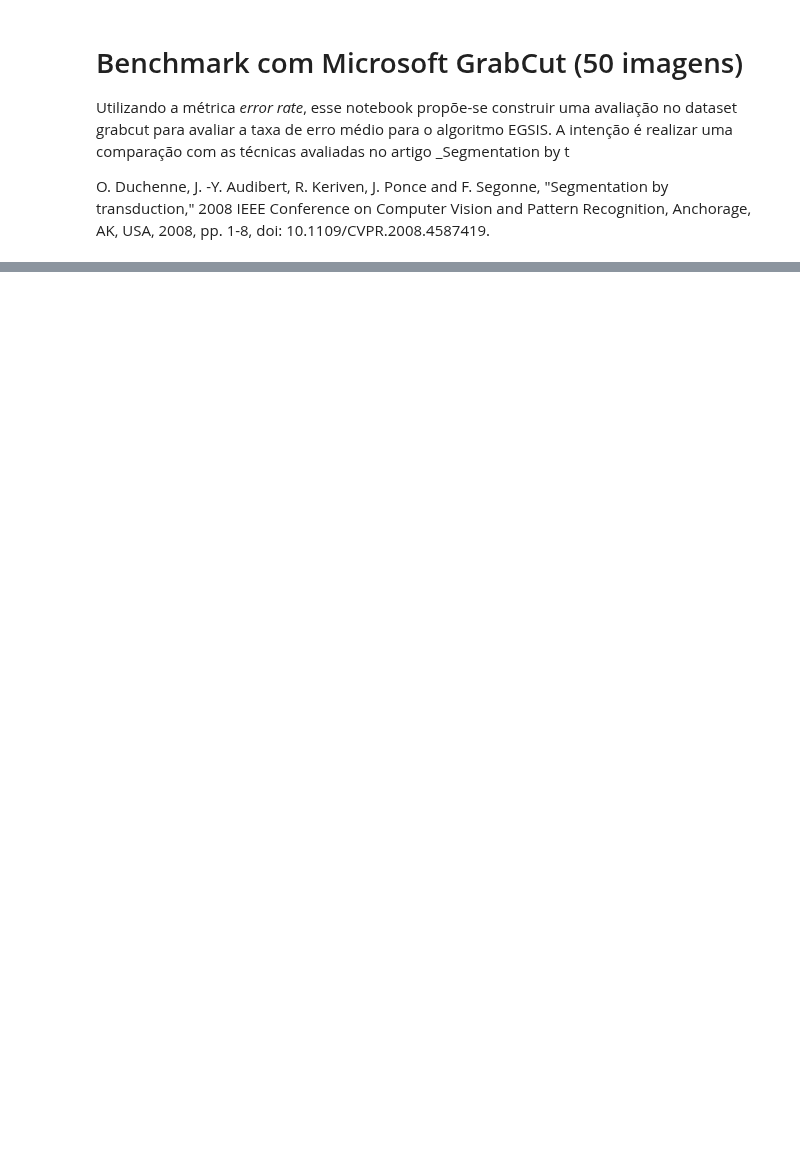
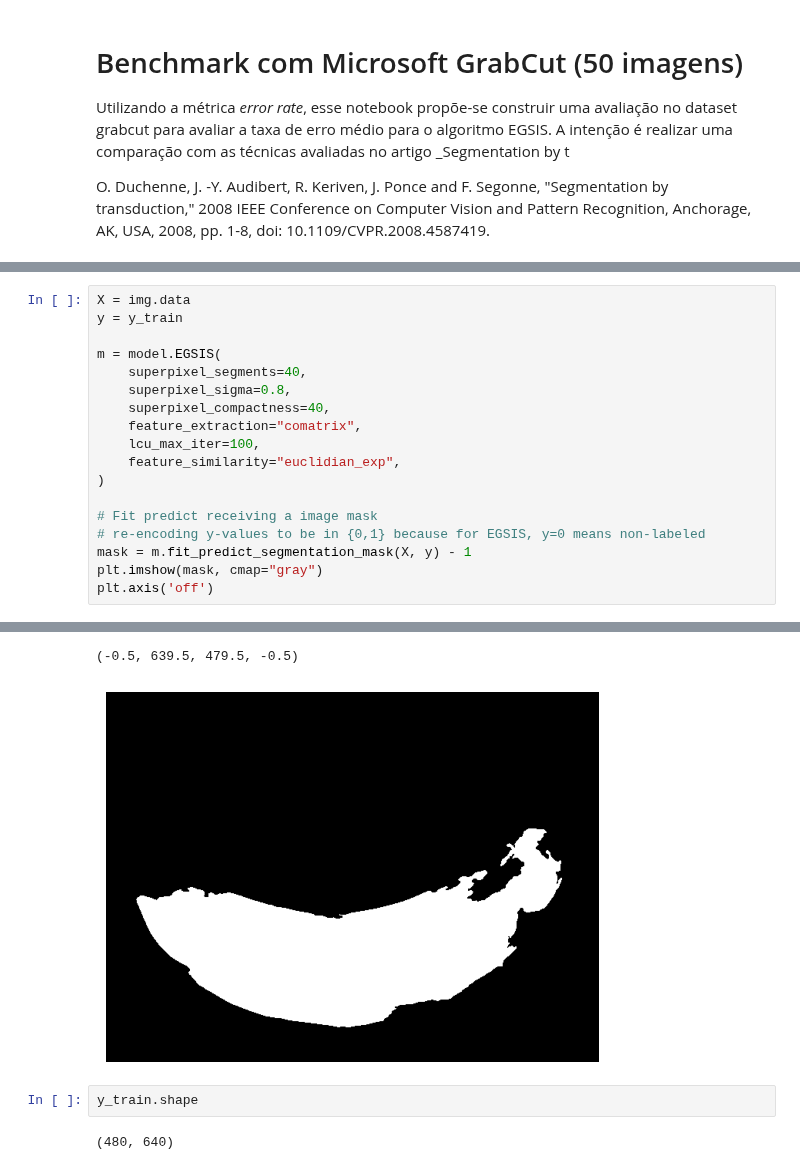
Before and after one commit to ryukinix/egsis, a Jupyter notebook: notebooks/benchmark.ipynb, the cells around one changed output, grey strips where cells are left out. Cells and saved outputs as stored; diff of their text form; blank space fills up the shorter version.

```diff
--- a/notebooks/benchmark.ipynb
+++ b/notebooks/benchmark.ipynb
@@ -32,0 +74,19 @@ plt.show()
+# %%
+X = img.data
+y = y_train
+
+m = model.EGSIS(
+    superpixel_segments=40,
+    superpixel_sigma=0.8,
+    superpixel_compactness=40,
+    feature_extraction="comatrix",
+    lcu_max_iter=100,
+    feature_similarity="euclidian_exp",
+)
+
+# Fit predict receiving a image mask
+# re-encoding y-values to be in {0,1} because for EGSIS, y=0 means non-labeled
+mask = m.fit_predict_segmentation_mask(X, y) - 1
+plt.imshow(mask, cmap="gray")
+plt.axis('off')
+# %% [output]
@@ -32,0 +113,6 @@ plt.show()
+(-0.5, 639.5, 479.5, -0.5)
+[figure, added]
+# %%
+y_train.shape
+# %% [output]
+(480, 640)
```
Also changed, not shown: parts of 16 cells of this notebook, 2 other files.
